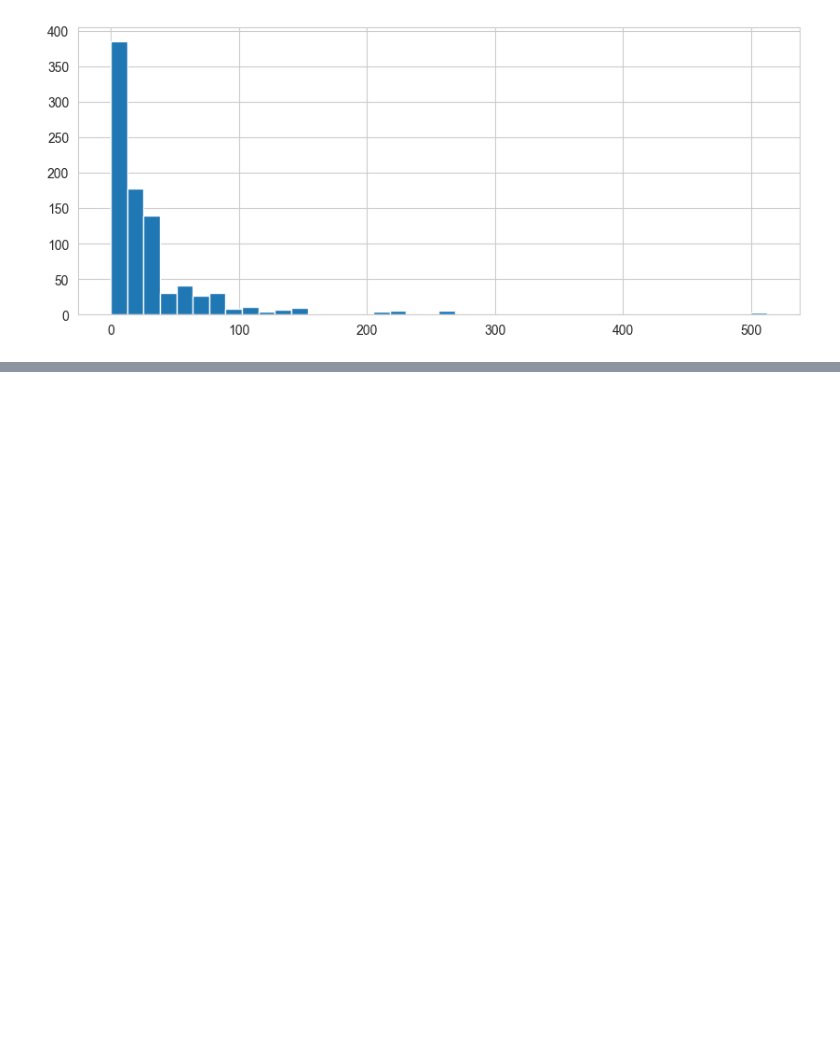
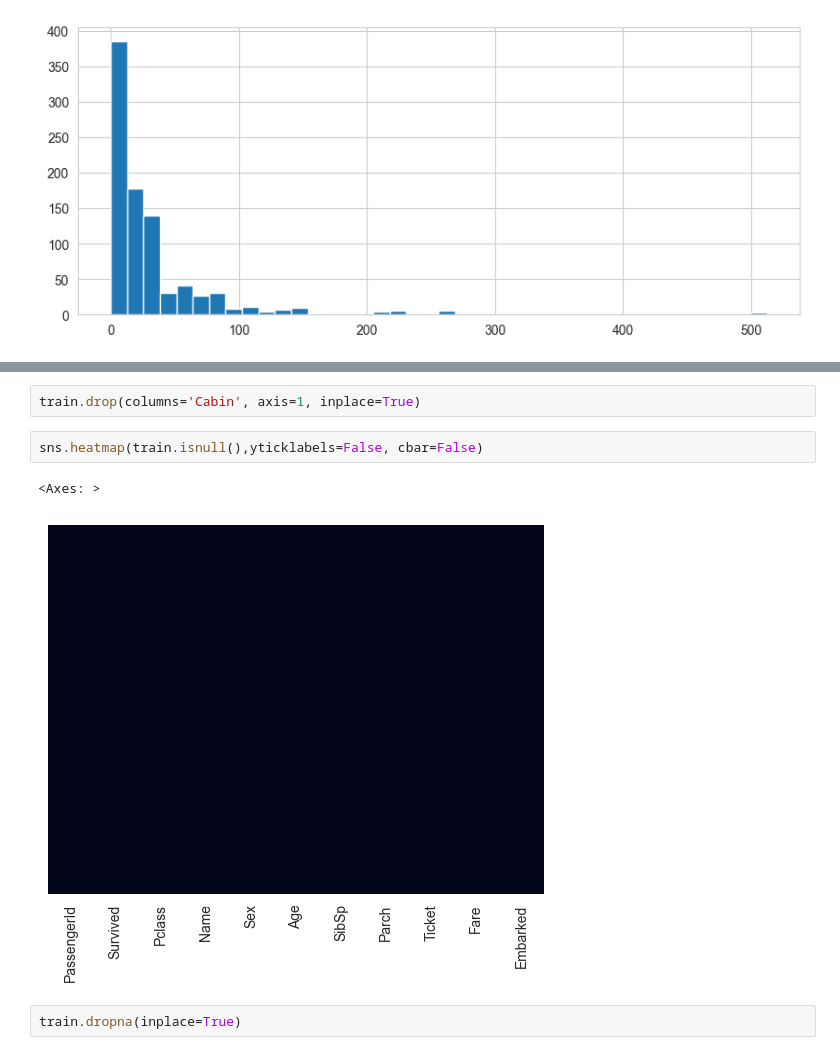
Before and after one commit to farzamasadian/udemy-ml-practice, a Jupyter notebook: logistic_regression.ipynb, the cells around one changed output, grey strips where cells are left out. Saved outputs shown, nothing was run; the diff lists cells and outputs as text; blank space fills up the shorter version.

```diff
--- a/logistic_regression.ipynb
+++ b/logistic_regression.ipynb
@@ -88,0 +115,9 @@ train['Fare'].hist(bins = 40, figsize =(10,4))
+# %%
+train.drop(columns='Cabin', axis=1, inplace=True)
+# %%
+sns.heatmap(train.isnull(),yticklabels=False, cbar=False)
+# %% [output]
+<Axes: >
+[figure, added]
+# %%
+train.dropna(inplace=True)
```
Also changed, not shown: parts of 14 cells of this notebook.
